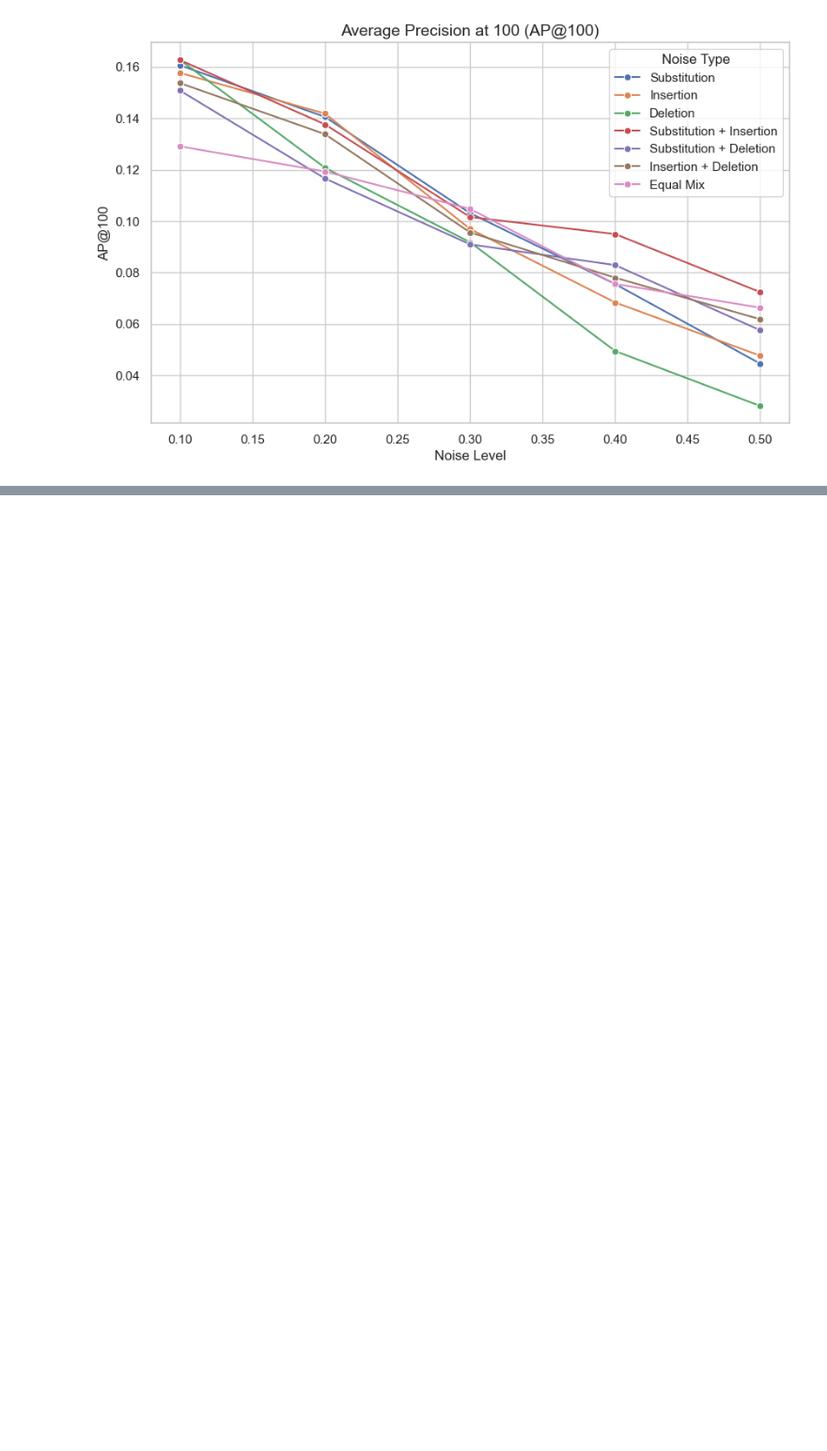
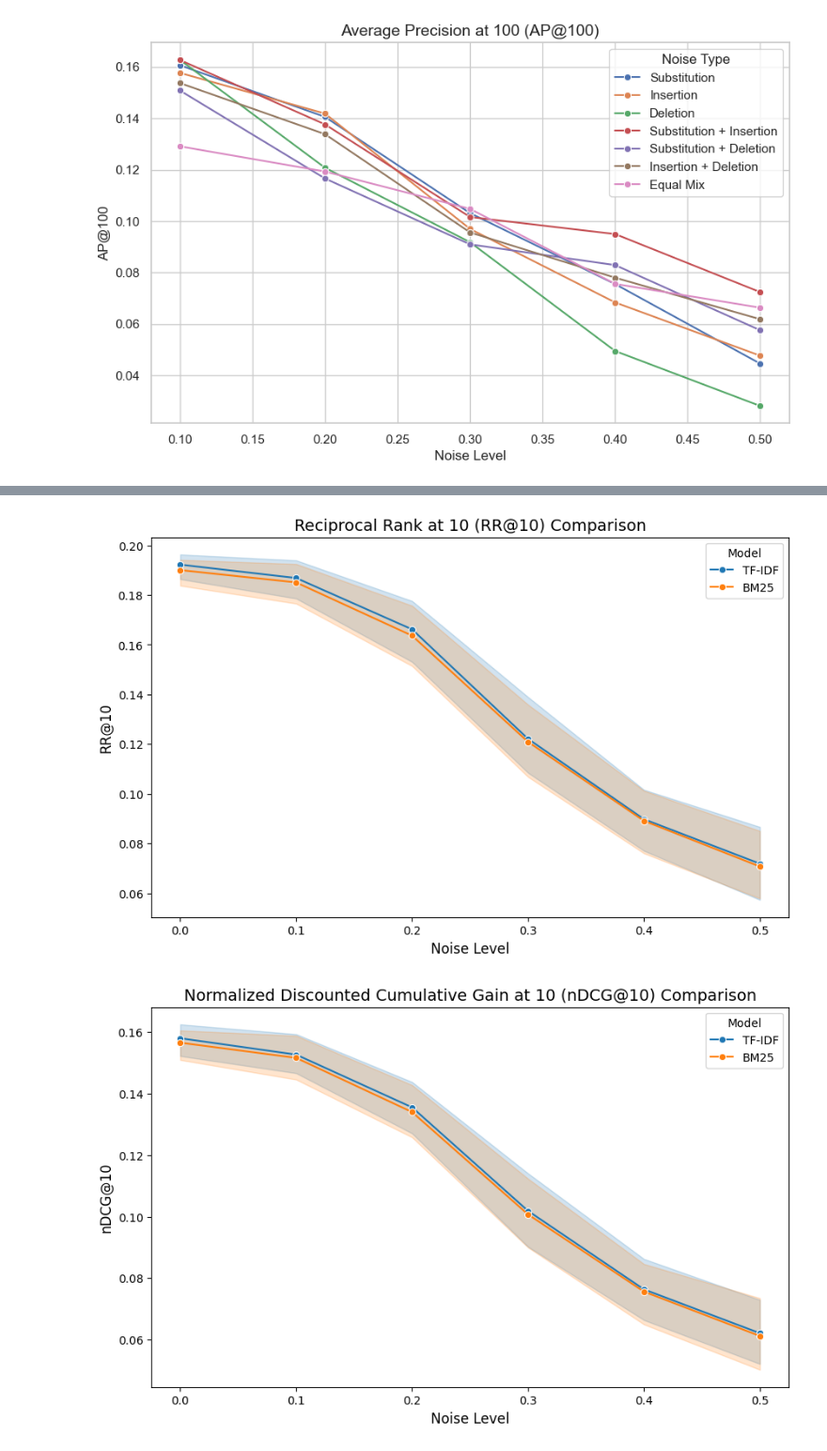
Before and after one commit to begumkoc/IR_Project, a Jupyter notebook: example.ipynb, the cells around one changed output, grey strips where cells are left out. Shown at 94% size. Saved outputs shown, nothing was run; the diff lists cells and outputs as text; code cells hidden in the pictures; blank space fills up the shorter version.

```diff
--- a/example.ipynb
+++ b/example.ipynb
@@ -304,0 +570,31 @@ plot_metric("AP@100", "Average Precision at 100 (AP@100)")
+# %%
+import seaborn as sns
+
+import matplotlib.pyplot as plt
+
+# Filter results for BM25 and TF-IDF
+comparison_results = final_results[final_results["model"].isin(["BM25", "TF-IDF"])]
+
+# Plotting function for metrics
+def plot_comparison(metric, title):
+    plt.figure(figsize=(10, 6))
+    sns.lineplot(
+        data=comparison_results,
+        x="noise_level",
+        y=metric,
+        hue="model",
+        marker="o"
+    )
+    plt.title(title, fontsize=14)
+    plt.xlabel("Noise Level", fontsize=12)
+    plt.ylabel(metric, fontsize=12)
+    plt.legend(title="Model")
+    plt.show()
+
+# Plot metrics
+plot_comparison("RR@10", "Reciprocal Rank at 10 (RR@10) Comparison")
+plot_comparison("nDCG@10", "Normalized Discounted Cumulative Gain at 10 (nDCG@10) Comparison")
+plot_comparison("AP@100", "Average Precision at 100 (AP@100) Comparison")
+# %% [output]
+[figure, added]
+[figure, added]
```
Also changed, not shown: parts of 8 cells of this notebook.
